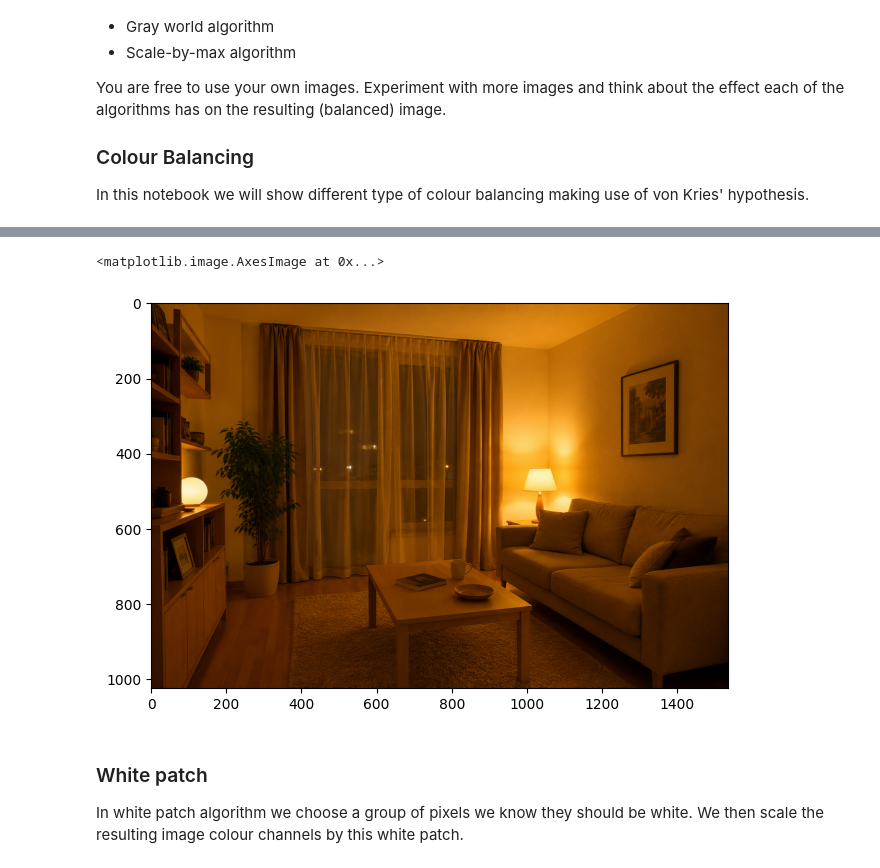
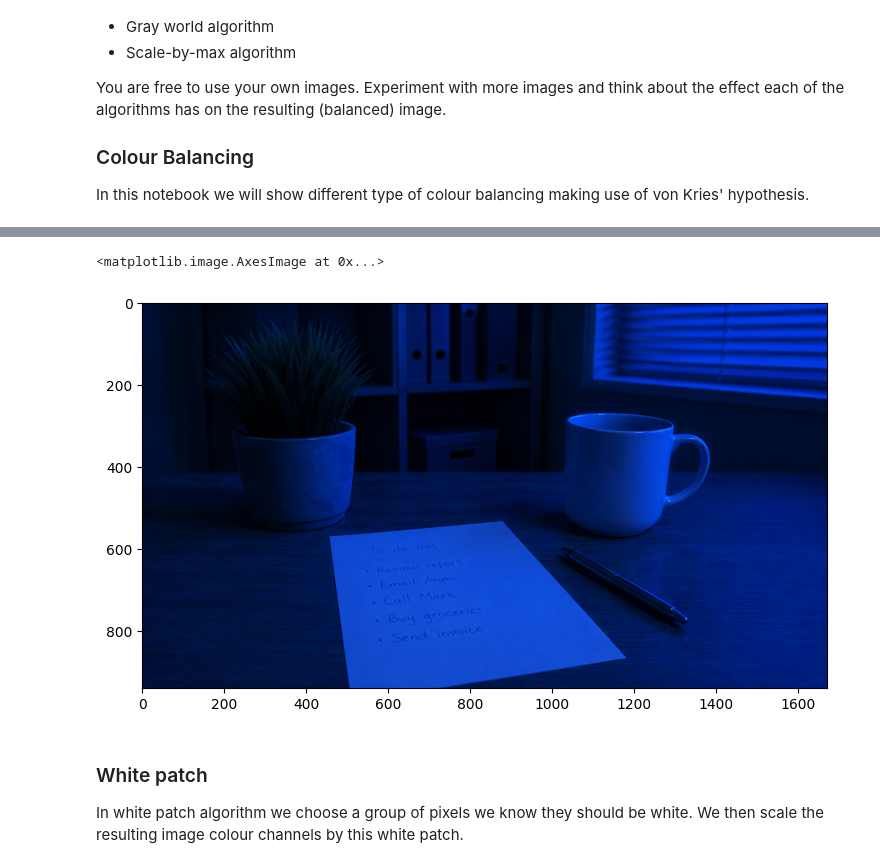
Before and after one commit to tatahonon/cvNotebooks, a Jupyter notebook: Homework2.ipynb, the cells around one changed output, grey strips where cells are left out. Drawn from its saved outputs; the diff is of its cells as text; code cells hidden in the pictures.

```diff
--- a/Homework2.ipynb
+++ b/Homework2.ipynb
@@ -31,10 +43,10 @@ h2whitepatch.png    100%[===================>]   1.99M  --.-KB/s    in 0.01s
 # %%
-img = cv2.imread('h2whitepatch.png')
+img = cv2.imread('h2WhitePatch.png')
 img = cv2.cvtColor(img, cv2.COLOR_BGR2RGB)
 plt.imshow(img)
 # %% [output]
 <matplotlib.image.AxesImage at 0x...>
-[figure, old version]
+[figure, new version]
 # %% [markdown]
 ### White patch
 In white patch algorithm we choose a group of pixels we know they should be white. We then scale the resulting image colour channels by this white patch.
```
Also changed, not shown: parts of 5 cells of this notebook.
